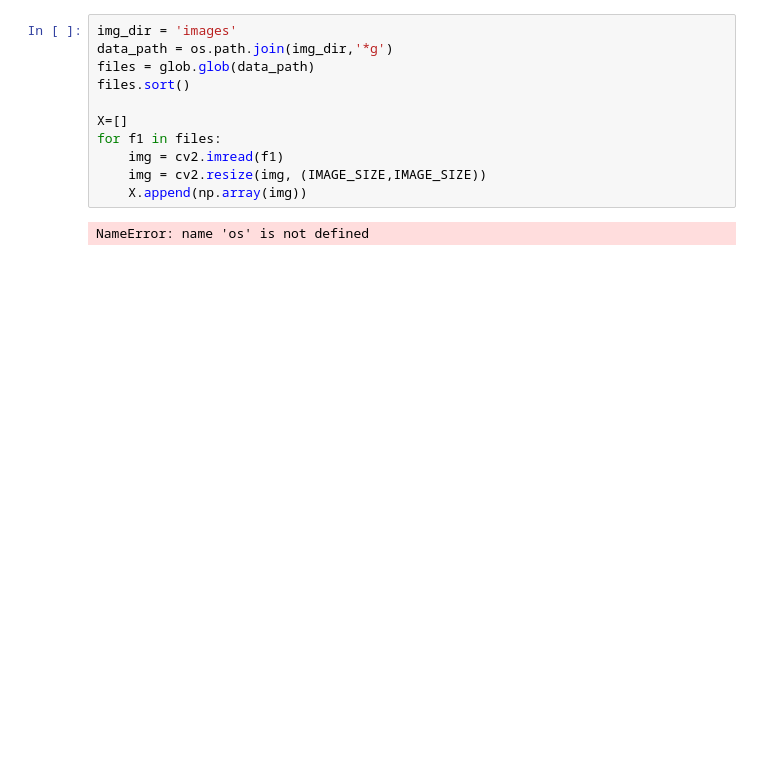
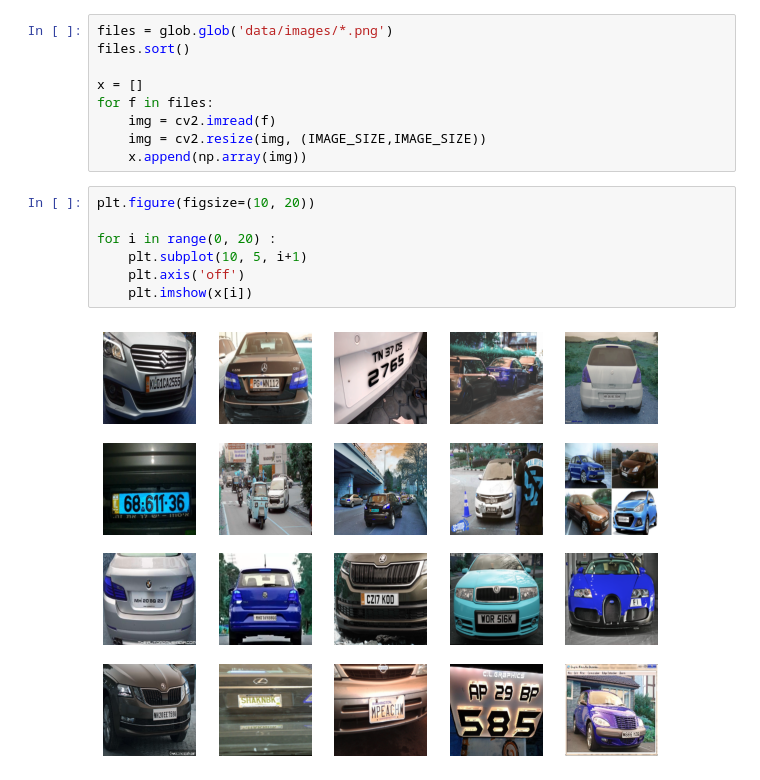
Before and after one commit to GurevichVarvara/PlateRecognitionForParking, a Jupyter notebook: plate_detection/plate_detection.ipynb, the cells around one changed output. Saved outputs shown, nothing was run; the diff lists cells and outputs as text; blank space fills up the shorter version.

Commit message:
Add resize to images and annotations

```diff
--- a/plate_detection/plate_detection.ipynb
+++ b/plate_detection/plate_detection.ipynb
@@ -14,13 +12,18 @@ ModuleNotFoundError: No module named 'pandas'
 # %%
-img_dir = 'images'
-data_path = os.path.join(img_dir,'*g')
-files = glob.glob(data_path)
+files = glob.glob('data/images/*.png')
 files.sort()
 
-X=[]
-for f1 in files:
-    img = cv2.imread(f1)
+x = []
+for f in files:
+    img = cv2.imread(f)
     img = cv2.resize(img, (IMAGE_SIZE,IMAGE_SIZE))
-    X.append(np.array(img))
+    x.append(np.array(img))
-# %% [output]
-NameError: name 'os' is not defined
+# %%
+plt.figure(figsize=(10, 20))
+
+for i in range(0, 20) :
+    plt.subplot(10, 5, i+1)
+    plt.axis('off')
+    plt.imshow(x[i])
+# %% [output]
+[figure, added]
```
Also changed, not shown: parts of 3 cells of this notebook, 1 other file.
